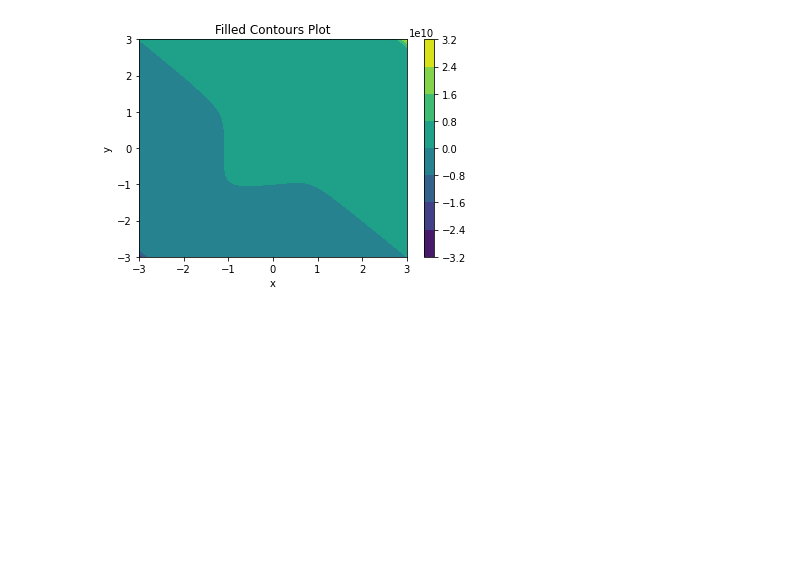
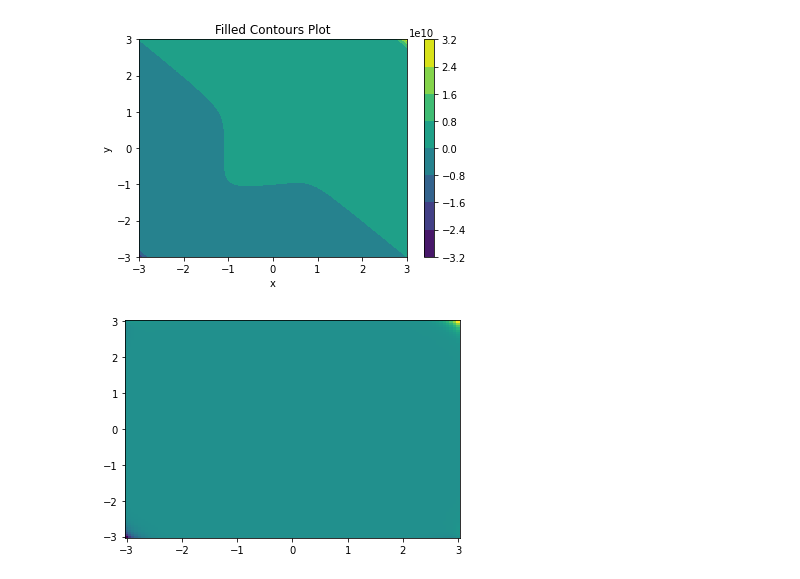
Before and after one commit to mukeshdroid/MCSC-202-numerical_methods, a Jupyter notebook: Python_assignment_I/python_1.ipynb, the cells around one changed output. Cells and saved outputs as stored; diff of their text form; code cells hidden in the pictures; blank space fills up the shorter version.

```diff
--- a/Python_assignment_I/python_1.ipynb
+++ b/Python_assignment_I/python_1.ipynb
@@ -396,3 +393,12 @@ ax.set_ylabel('y')
 plt.show()
 # %% [output]
 [figure]
+# %%
+x = np.linspace(-3, 3, 100)
+y = np.linspace(-3, 3, 100)
+X, Y = np.meshgrid(x, y)
+F = (1 - (X/2) + X**5 + Y**5)/(np.e**(-X**2-Y**2))
+plt.pcolor(X, Y, F)
+plt.show()
+# %% [output]
+[figure, added]
```
Also changed, not shown: parts of 3 cells of this notebook, 6 other files.
